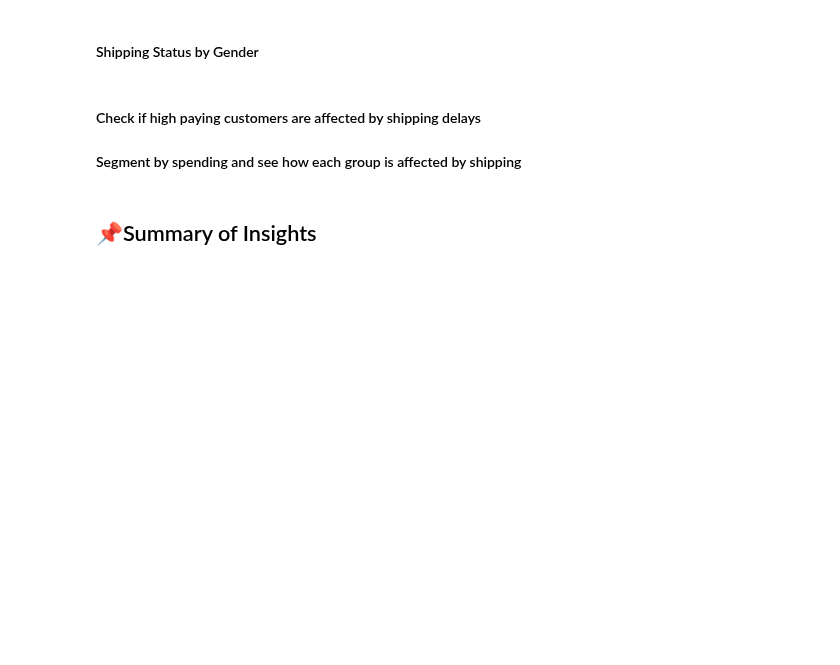
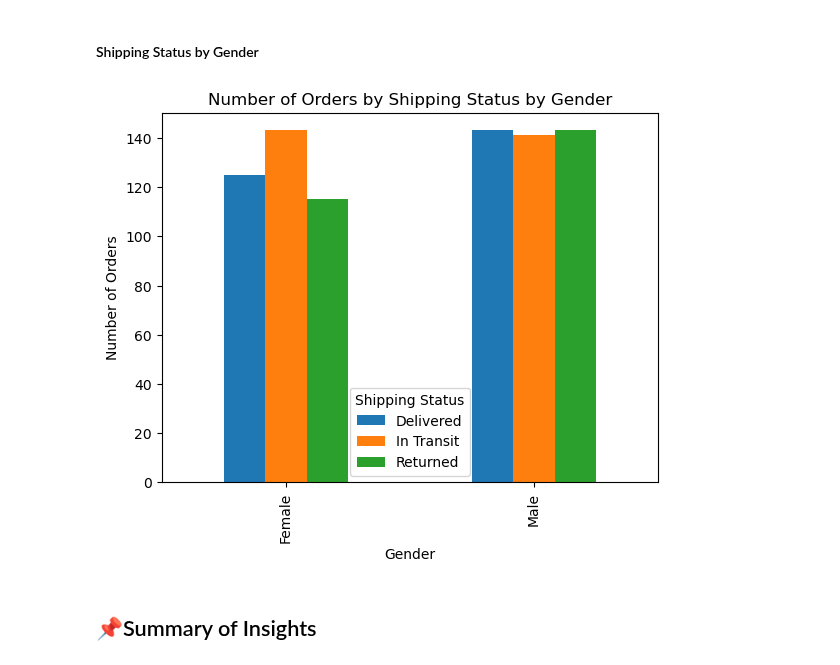
Before and after one commit to Mohammed-Hanan-Othman/ecommerce-sales-analysis, a Jupyter notebook: notebooks/1.customer_behaviour_analysis.ipynb, the cells around one changed output. Cells and saved outputs as stored; diff of their text form; code cells hidden in the pictures; blank space fills up the shorter version.

Commit message:
Completed visualizations for Shipping Status

```diff
--- a/notebooks/1.customer_behaviour_analysis.ipynb
+++ b/notebooks/1.customer_behaviour_analysis.ipynb
@@ -417,10 +417,14 @@ plt.show()
 High numbers of `In Transit` orders for the East and South regions indicate a possible prevalent issue, causing significant delays in shipping and orders completion. The `North` region has the most orders delivered and this may indicate successful CRM, good products and effective promotions overall.
 # %% [markdown]
 #### Shipping Status by Gender
-# %% [markdown]
-#### Check if high paying customers are affected by shipping delays
-
-#### Segment by spending and see how each group is affected by shipping
+# %%
+# Distribution of Shipping Status over Gender
+df.groupby(by=["Gender", "Shipping Status"]).size().unstack().plot(kind="bar")
+plt.ylabel("Number of Orders")
+plt.title("Number of Orders by Shipping Status by Gender")
+plt.show()
+# %% [output]
+[figure, added]
 # %% [markdown]
 ## 📌Summary of Insights
 # %% [markdown]
```
Also changed, not shown: parts of 1 cell of this notebook.
